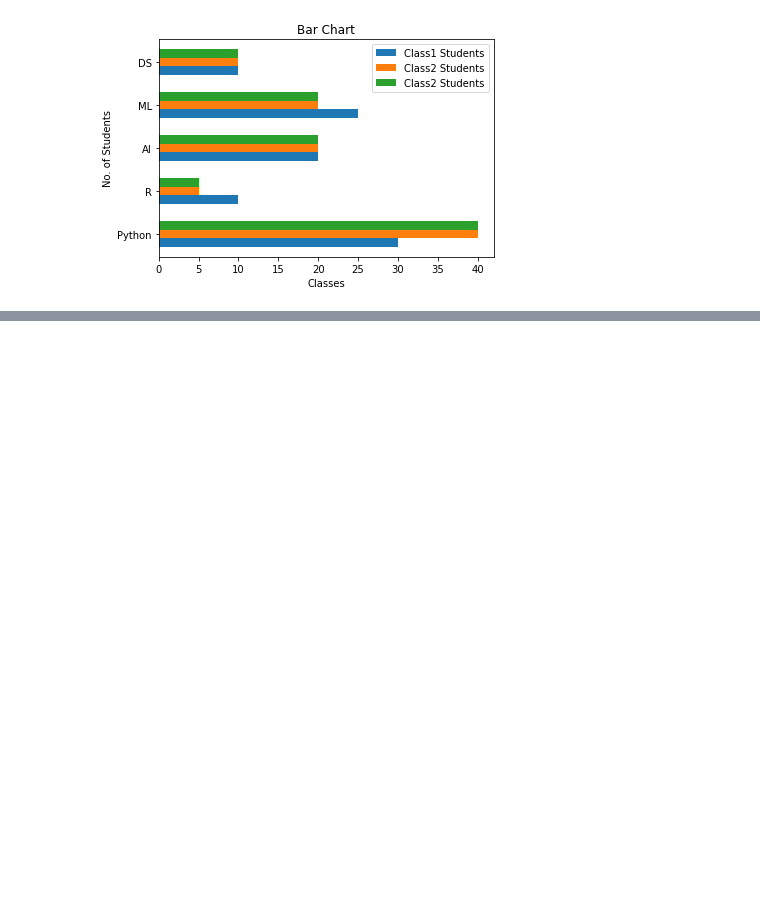
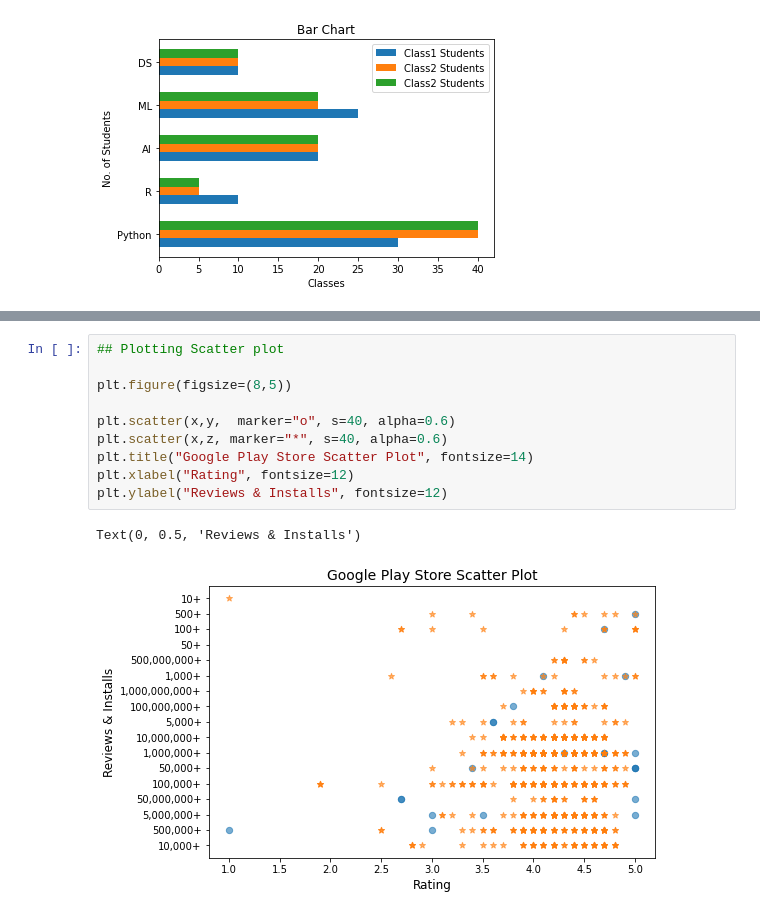
Before and after one commit to deltanode/ipython-notebooks, a Jupyter notebook: Matplotlib.ipynb, the cells around one changed output, grey strips where cells are left out. Drawn from its saved outputs; the diff is of its cells as text; blank space fills up the shorter version.

```diff
--- a/Matplotlib.ipynb
+++ b/Matplotlib.ipynb
@@ -255,0 +307,13 @@ plt.show()
+# %%
+## Plotting Scatter plot
+
+plt.figure(figsize=(8,5))
+
+plt.scatter(x,y,  marker="o", s=40, alpha=0.6)
+plt.scatter(x,z, marker="*", s=40, alpha=0.6)
+plt.title("Google Play Store Scatter Plot", fontsize=14)
+plt.xlabel("Rating", fontsize=12)
+plt.ylabel("Reviews & Installs", fontsize=12)
+# %% [output]
+Text(0, 0.5, 'Reviews & Installs')
+[figure, added]
```
Also changed, not shown: parts of 7 cells of this notebook.
